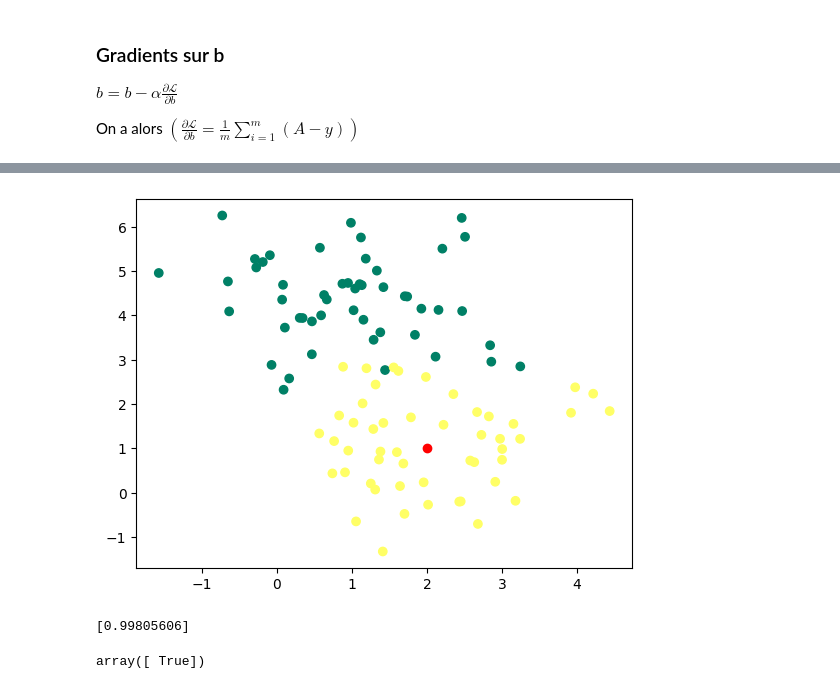
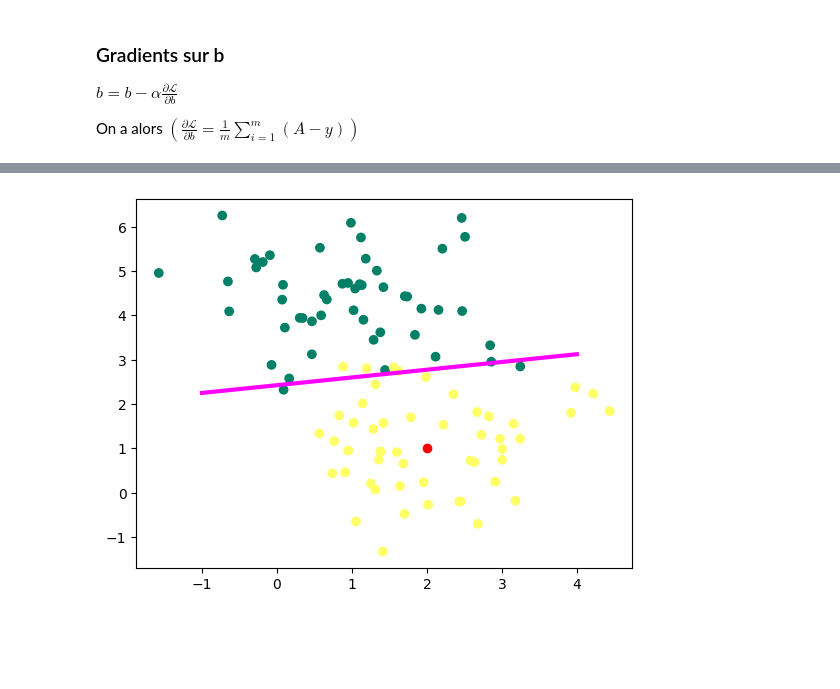
Before and after one commit to DoDesCadeaux/dslr, a Jupyter notebook: testing.ipynb, the cells around one changed output, grey strips where cells are left out. Drawn from its saved outputs; the diff is of its cells as text; code cells hidden in the pictures; blank space fills up the shorter version.

Commit message:
decision threshold plot

```diff
--- a/testing.ipynb
+++ b/testing.ipynb
@@ -93,23 +93,23 @@ def predict(X, W, b):
 from sklearn.metrics import accuracy_score
 # %%
 def perceptron(X, y, learning_rate=0.03, n_iter=1000):
-	W, b = initialisation(X)
+	W_final, b_final = initialisation(X)
 
 	Loss = []
 
 	for i in range(n_iter):
-		A = model(X, W, b)
+		A = model(X, W_final, b_final)
 		Loss.append(log_loss(A, y))
 		dW, db = gradients(A, X, y)
-		W, b = update(dW, db, W, b, learning_rate)
+		W_final, b_final = update(dW, db, W_final, b_final, learning_rate)
 
-	y_pred = predict(X, W, b)
+	y_pred = predict(X, W_final, b_final)
 	print(f'Accuracy: {accuracy_score(y, y_pred)}')
 
 	plt.plot(Loss)
 	plt.show()
 
-	return W, b
+	return W_final, b_final
 # %%
 W_final, b_final = perceptron(X, y, 0.01, 100000)
 # %% [output]
@@ -134,10 +134,10 @@ Accuracy: 0.94
 # %%
 new_search = np.array([2, 1])
+x0 = np.linspace(-1, 4, 100)
+x1 = (-W_final[0] * x0 - b_final) / W_final[1]
 plt.scatter(X[:, 0], X[:, 1], c=y, cmap='summer')
 plt.scatter(new_search[0], new_search[1], c='r')
+plt.plot(x0, x1, c='magenta', lw=3)
 plt.show()
-predict(new_search, W_final, b_final)
 # %% [output]
-[figure, old version]
+[figure, new version]
-[0.99805606]
-array([ True])
```
Also changed, not shown: parts of 3 cells of this notebook.
